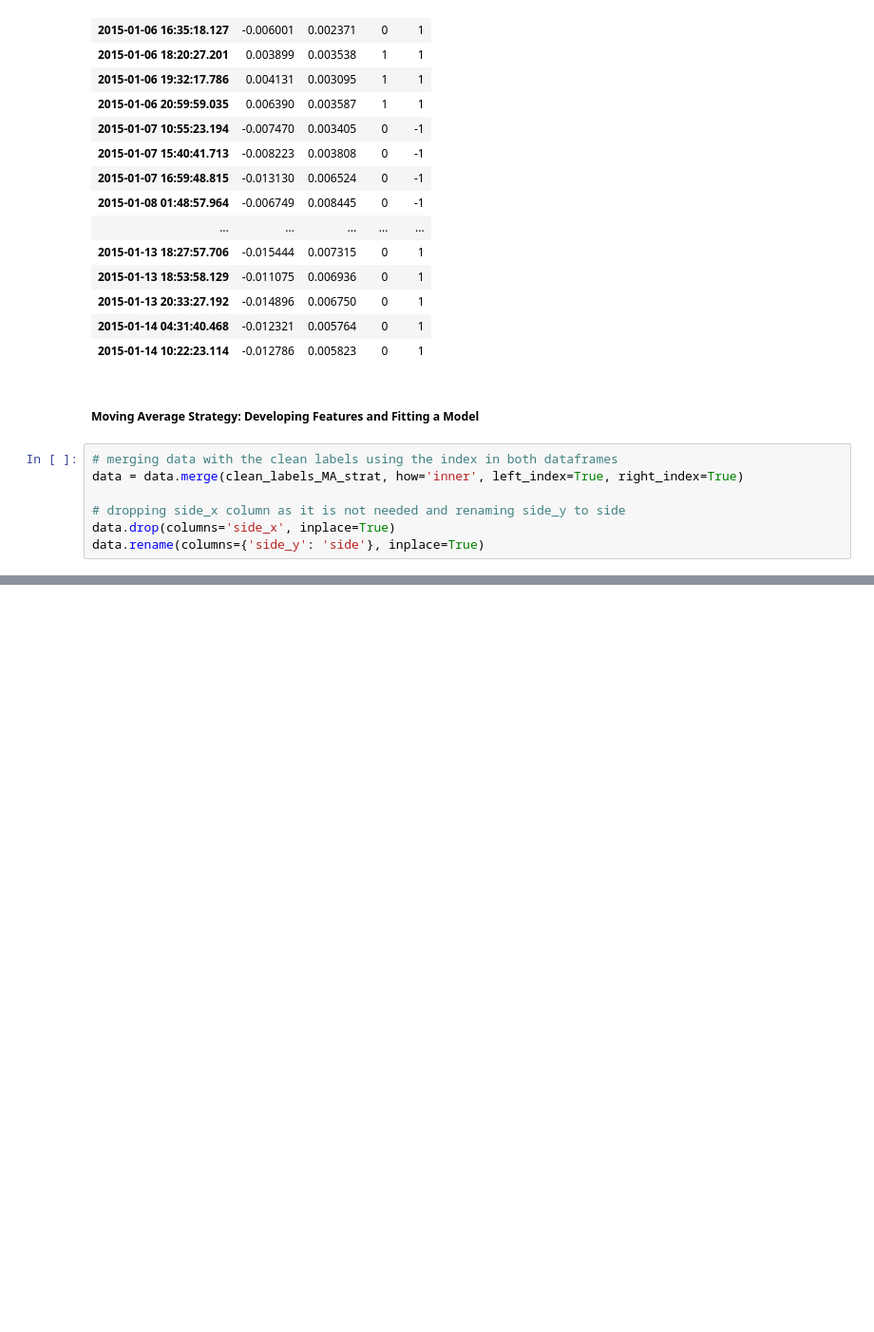
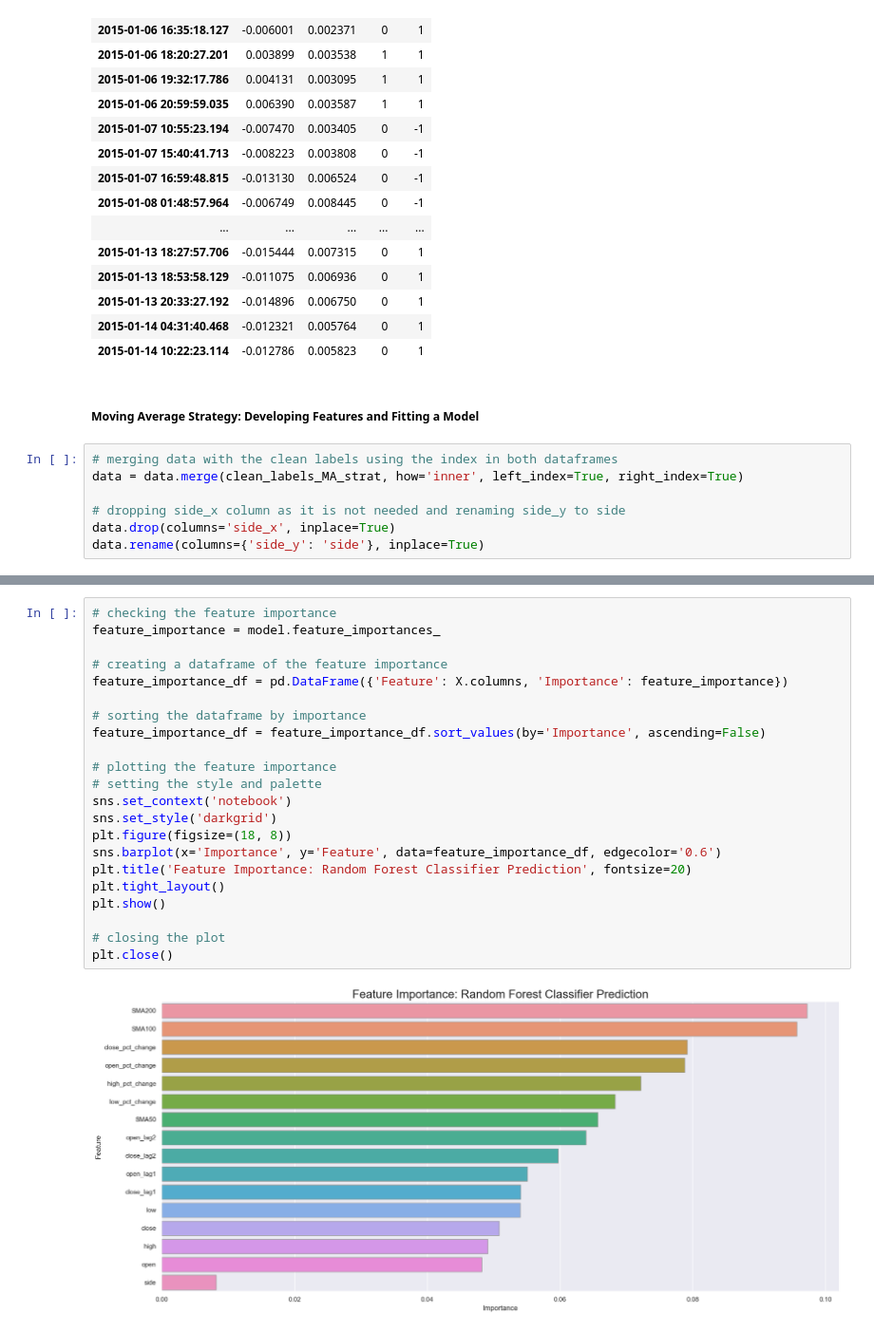
Before and after one commit to RazDwa1923/MFIN_Course, a Jupyter notebook: HW 2/HW 2 Notebook_v1.ipynb, the cells around one changed output, grey strips where cells are left out. Shown at 95% size. Cells and saved outputs as stored; diff of their text form; blank space fills up the shorter version.

```diff
--- a/HW 2/HW 2 Notebook_v1.ipynb
+++ b/HW 2/HW 2 Notebook_v1.ipynb
@@ -443,0 +648,24 @@ data.head(25)
+# %%
+# checking the feature importance
+feature_importance = model.feature_importances_
+
+# creating a dataframe of the feature importance
+feature_importance_df = pd.DataFrame({'Feature': X.columns, 'Importance': feature_importance})
+
+# sorting the dataframe by importance
+feature_importance_df = feature_importance_df.sort_values(by='Importance', ascending=False)
+
+# plotting the feature importance
+# setting the style and palette
+sns.set_context('notebook')
+sns.set_style('darkgrid')
+plt.figure(figsize=(18, 8))
+sns.barplot(x='Importance', y='Feature', data=feature_importance_df, edgecolor='0.6')
+plt.title('Feature Importance: Random Forest Classifier Prediction', fontsize=20)
+plt.tight_layout()
+plt.show()
+
+# closing the plot
+plt.close()
+# %% [output]
+[figure, added]
```
Also changed, not shown: parts of 14 cells of this notebook.
